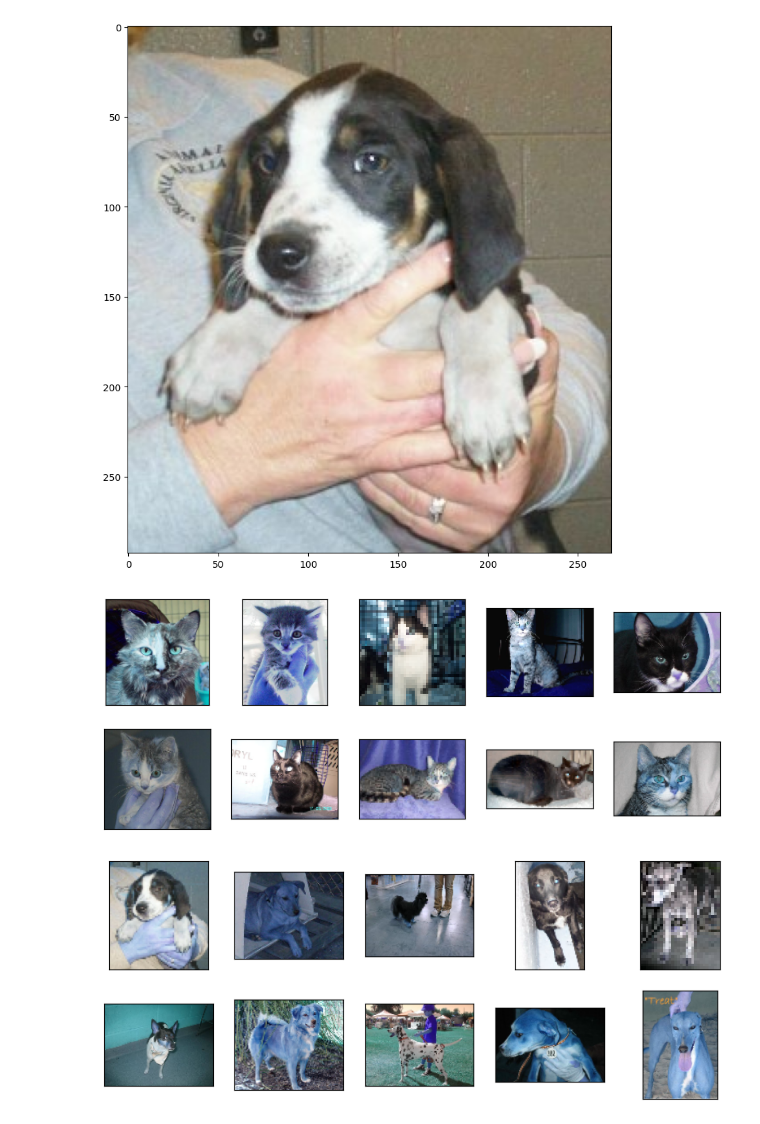
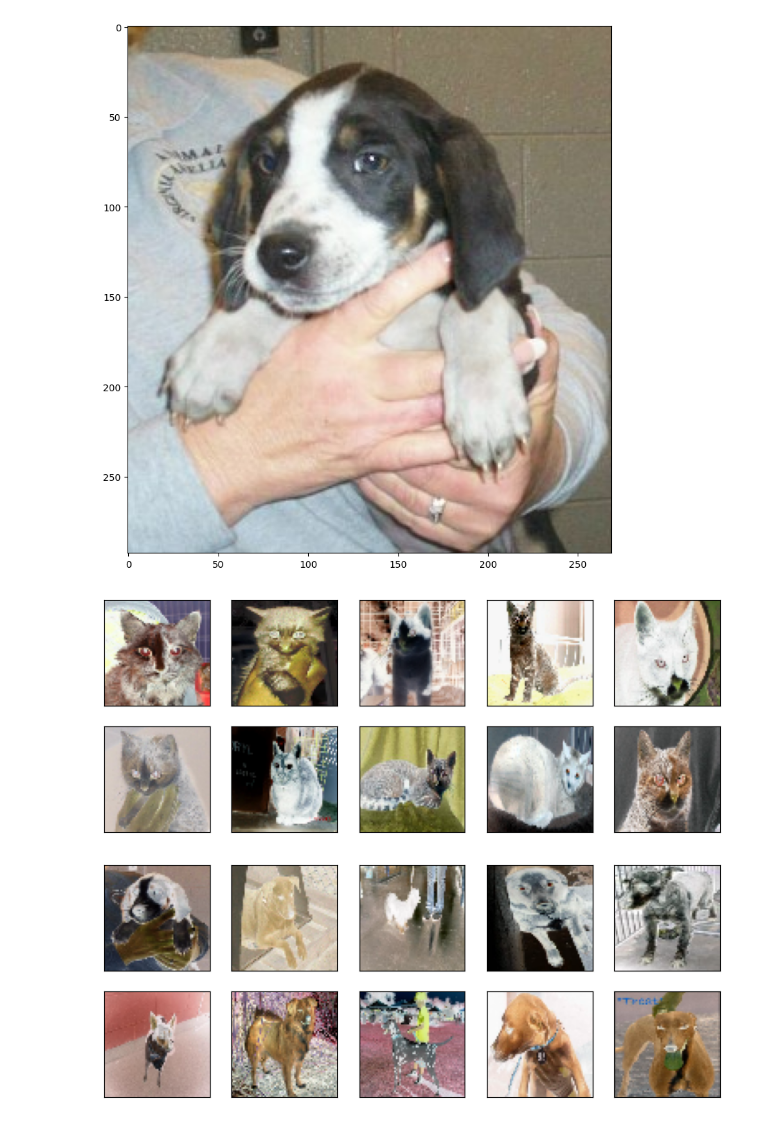
Before and after one commit to KofiSmith/Machine-learning-, a Jupyter notebook: DL Study/Untitled1.ipynb, the cells around one changed output. Saved outputs shown, nothing was run; the diff lists cells and outputs as text; code cells hidden in the pictures.

```diff
--- a/DL Study/Untitled1.ipynb
+++ b/DL Study/Untitled1.ipynb
@@ -42,28 +42,32 @@ ax.imshow(img_mlp)
 [figure]
 # %%
 plt.figure(figsize=(10,10))
+target_size=(64,64)
+
 for i in range(10):
    plt.subplot(5,5, i+1)
    img = cv2.imread(Cats[i])
    #Cat = cv2.resize(Cat[i], None, fx=0.25, fy=0.25)
    #Resize the image - dsize is calculated from fx and fy
-   Cat = cv2.resize(img, None, fx=0.25, fy=0.25)
+   Cat = cv2.resize(img, target_size)
+   Cat = cv2.bitwise_not(Cat)
    plt.xticks([])
    plt.yticks([])
    plt.grid(True)
-   plt.imshow(Cat, cmap=plt.cm.binary)
+   plt.imshow(Cat)
    #plt.xlabel(class_name[Cat])
 # %% [output]
-[figure, old version]
+[figure, new version]
 # %%
 plt.figure(figsize=(10,10))
 for i in range(10):
     plt.subplot(5,5, i+1)
     img = cv2.imread(Dogs[i])
-    Dog = cv2.resize(img, None, fx=0.25, fy=0.25)
+    Dog = cv2.resize(img, target_size)
+    Dog = cv2.bitwise_not(Dog)
     plt.xticks([])
     plt.yticks([])
     plt.grid(True)
-    plt.imshow(Dog, cmap=plt.cm.binary)
+    plt.imshow(Dog)
 # %% [output]
-[figure, old version]
+[figure, new version]
```
Also changed, not shown: parts of 1 cell of this notebook.
